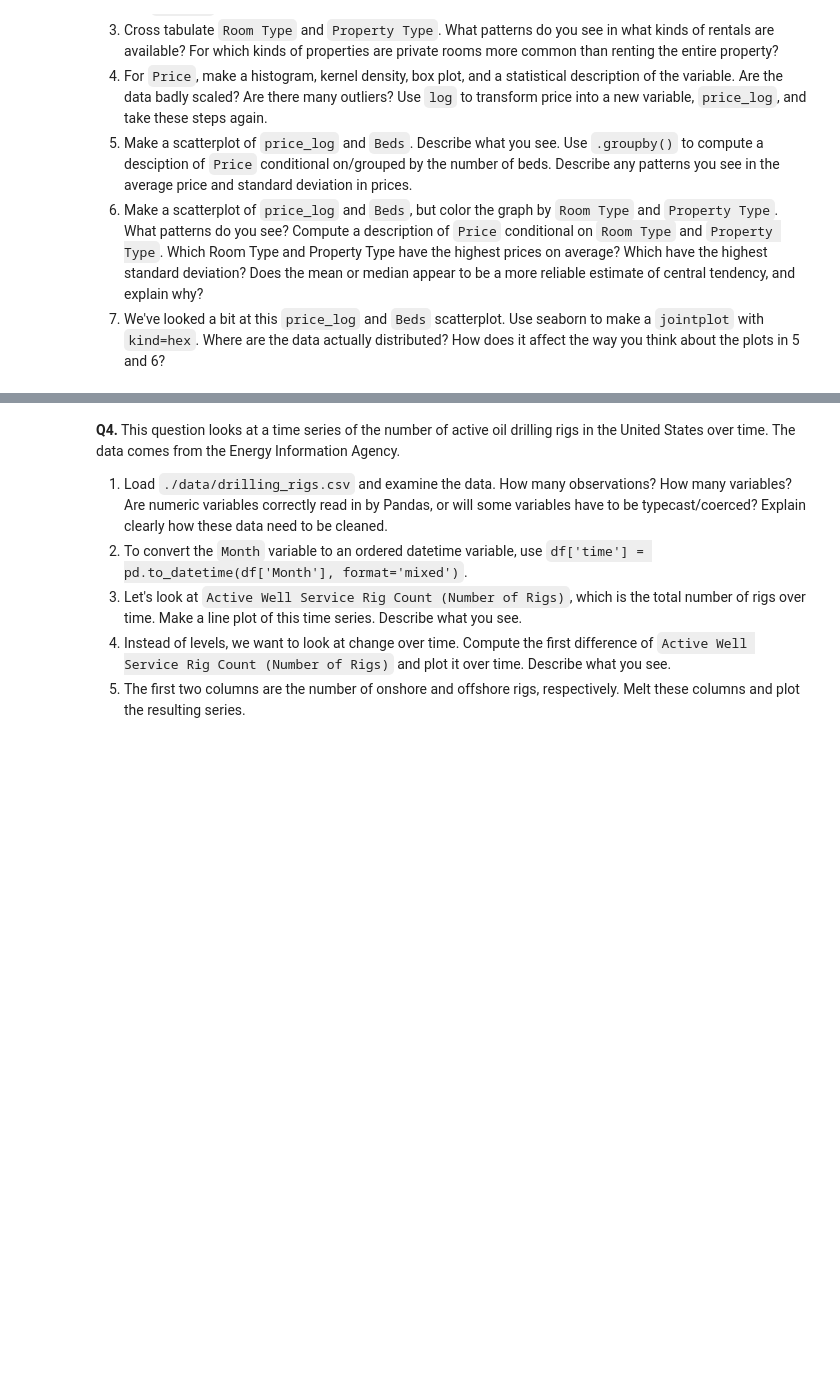
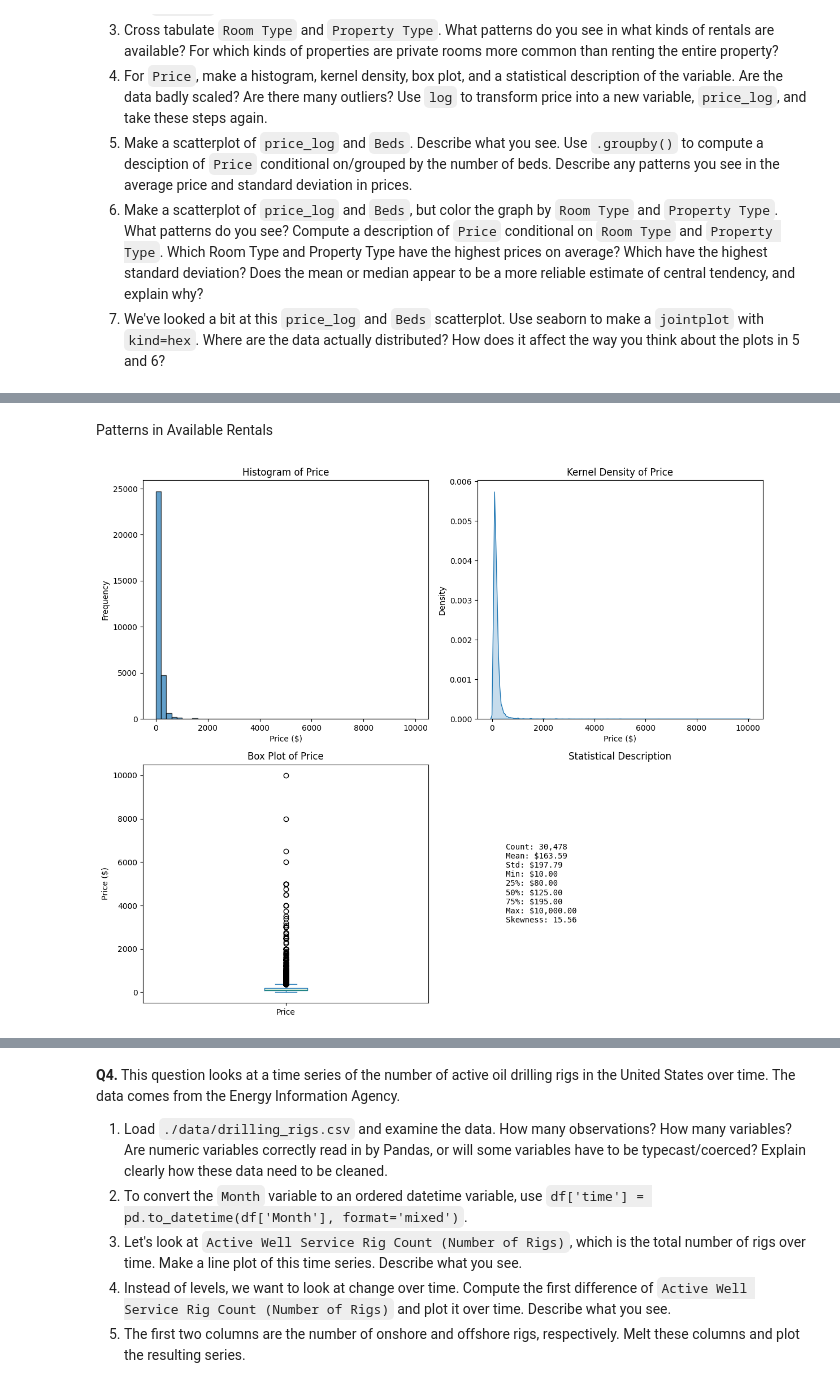
Before and after one commit to damiayandipo/EDA, a Jupyter notebook: assignment/assignment.ipynb, the cells around one changed output, grey strips where cells are left out. Cells and saved outputs as stored; diff of their text form; code cells hidden in the pictures; blank space fills up the shorter version.

```diff
--- a/assignment/assignment.ipynb
+++ b/assignment/assignment.ipynb
@@ -384,3 +384,22 @@ Patterns in Top Giftors:
   5. Make a scatterplot of `price_log` and `Beds`. Describe what you see. Use `.groupby()` to compute a desciption of `Price` conditional on/grouped by the number of beds. Describe any patterns you see in the average price and standard deviation in prices.
   6. Make a scatterplot of `price_log` and `Beds`, but color the graph by `Room Type` and `Property Type`. What patterns do you see? Compute a description of `Price` conditional on `Room Type` and `Property Type`. Which Room Type and Property Type have the highest prices on average? Which have the highest standard deviation? Does the mean or median appear to be a more reliable estimate of central tendency, and explain why?
   7. We've looked a bit at this `price_log` and `Beds` scatterplot. Use seaborn to make a `jointplot` with `kind=hex`. Where are the data actually distributed? How does it affect the way you think about the plots in 5 and 6?
+# %%
+import pandas as pd
+import numpy as np
+import matplotlib.pyplot as plt
+import seaborn as sns
+
+from google.colab import files
+uploaded = files.upload()
+
+import io
+df = pd.read_csv(io.BytesIO(uploaded[list(uploaded.keys())[0]]))
+
+print(f"Dataset dimensions: {df.shape}")
+print(f"Number of observations: {df.shape[0]:,}")
+print(f"Number of variables: {df.shape[1]}")
+print("\nVariables included:")
+print(df.columns.tolist())
+print("\nFirst few rows of data:")
+print(df.head())
@@ -386,0 +468,38 @@ Patterns in Top Giftors:
+# %% [markdown]
+Patterns in Available Rentals
+# %%
+df['Price'] = df['Price'].replace('[\$,]', '', regex=True).astype(float)
+
+fig, axes = plt.subplots(2, 2, figsize=(12, 10))
+
+axes[0,0].hist(df['Price'], bins=50, edgecolor='black', alpha=0.7)
+axes[0,0].set_title('Histogram of Price')
+axes[0,0].set_xlabel('Price ($)')
+axes[0,0].set_ylabel('Frequency')
+
+sns.kdeplot(data=df, x='Price', ax=axes[0,1], fill=True)
+axes[0,1].set_title('Kernel Density of Price')
+axes[0,1].set_xlabel('Price ($)')
+
+df['Price'].plot(kind='box', ax=axes[1,0])
+axes[1,0].set_title('Box Plot of Price')
+axes[1,0].set_ylabel('Price ($)')
+
+price_stats = df['Price'].describe()
+stats_text = f"Count: {price_stats['count']:,.0f}\n"
+stats_text += f"Mean: ${price_stats['mean']:,.2f}\n"
+stats_text += f"Std: ${price_stats['std']:,.2f}\n"
+stats_text += f"Min: ${price_stats['min']:,.2f}\n"
+stats_text += f"25%: ${price_stats['25%']:,.2f}\n"
+stats_text += f"50%: ${price_stats['50%']:,.2f}\n"
+stats_text += f"75%: ${price_stats['75%']:,.2f}\n"
+stats_text += f"Max: ${price_stats['max']:,.2f}\n"
+stats_text += f"Skewness: {df['Price'].skew():.2f}"
+axes[1,1].text(0.1, 0.5, stats_text, fontfamily='monospace', verticalalignment='center')
+axes[1,1].set_title('Statistical Description')
+axes[1,1].axis('off')
+
+plt.tight_layout()
+plt.show()
+# %% [output]
+[figure, added]
```
Also changed, not shown: parts of 6 cells of this notebook.
